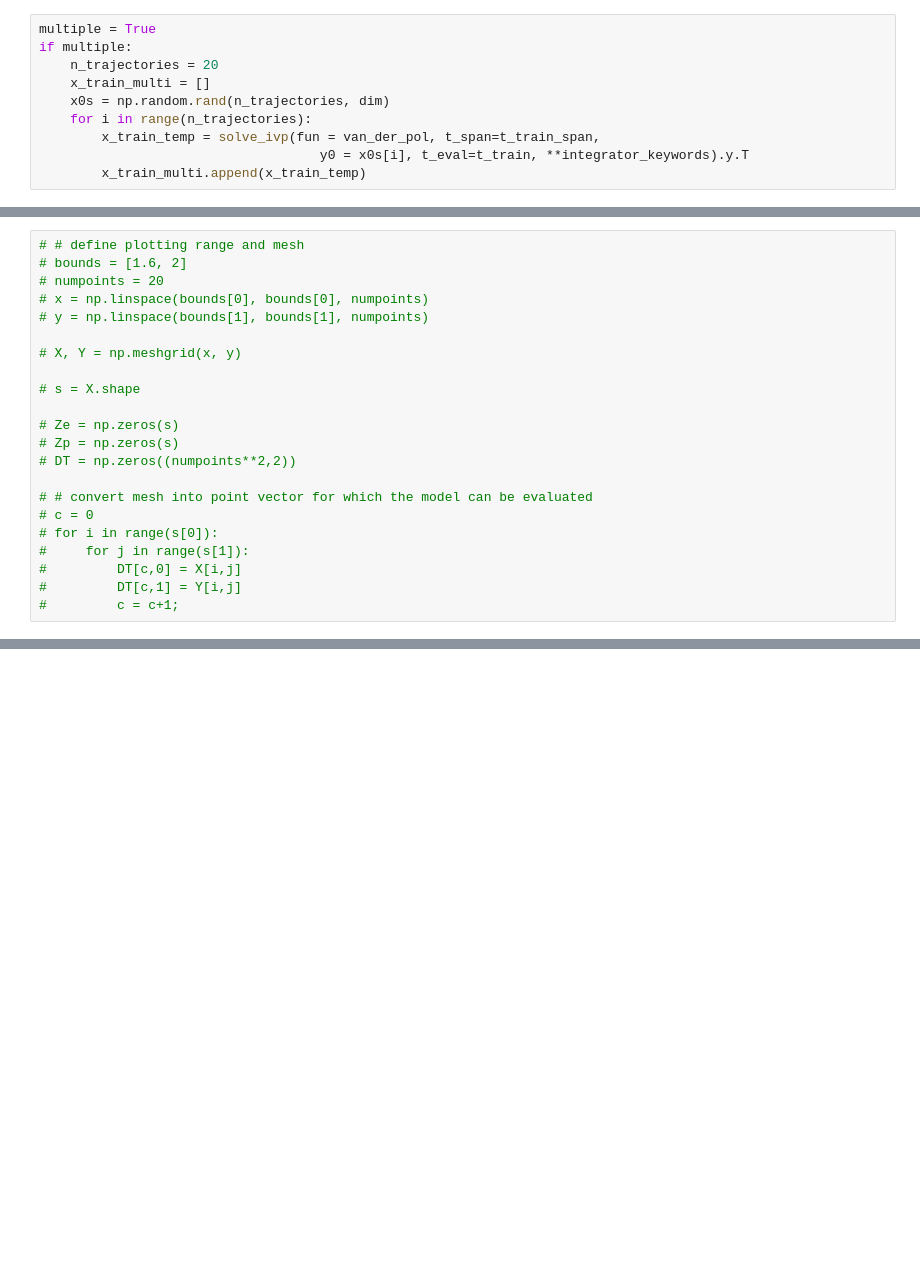
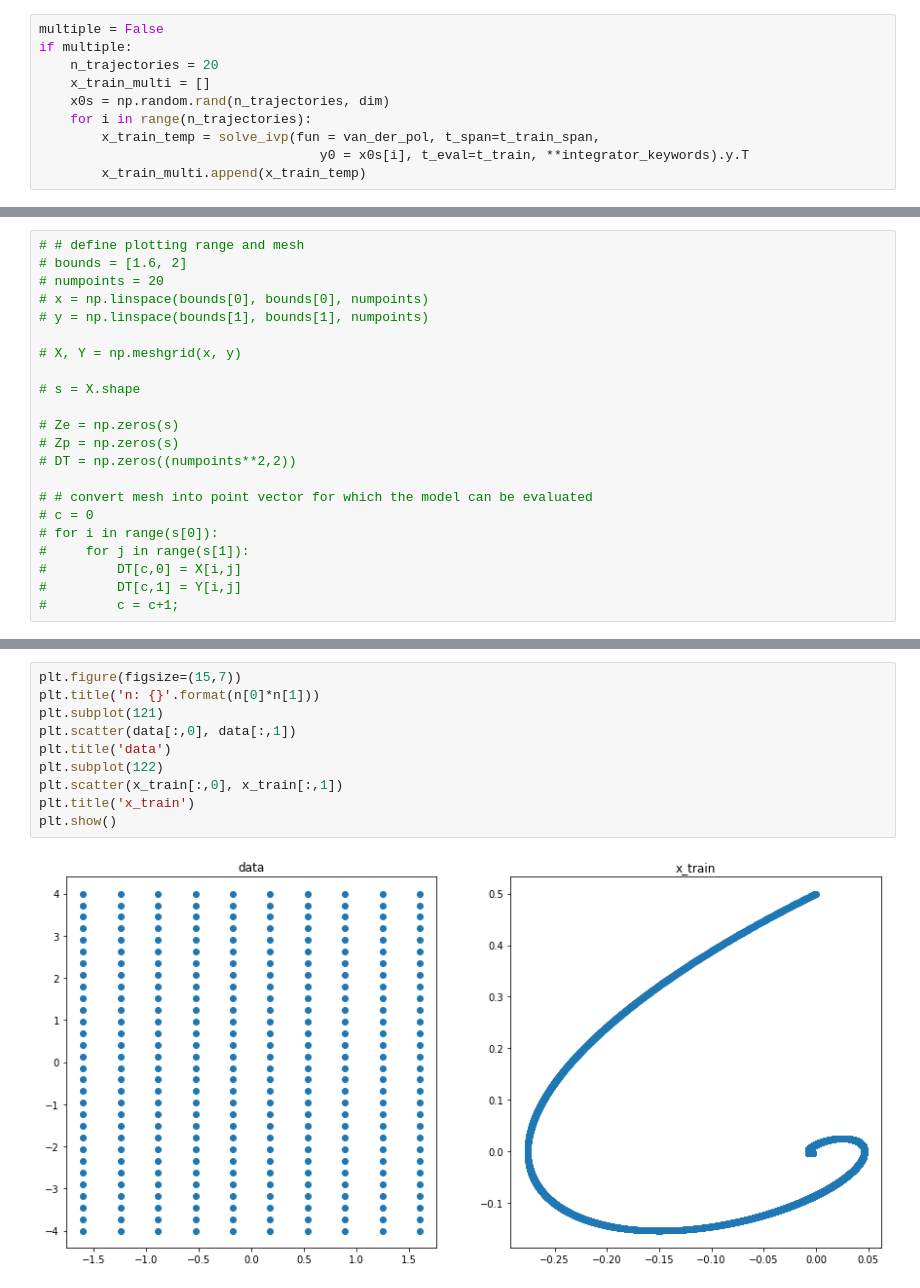
Before and after one commit to kyrxanthos/NN_dynamical_systems, a Jupyter notebook: Find_DS_MLP.ipynb, the cells around one changed output, grey strips where cells are left out. Drawn from its saved outputs; the diff is of its cells as text; blank space fills up the shorter version.

```diff
--- a/Find_DS_MLP.ipynb
+++ b/Find_DS_MLP.ipynb
@@ -39,7 +40,7 @@ def vf(x):
     y = [-x[:,1], x[:,0] - (1-x[:,0]**2)*x[:,1]]
     return np.array(y).T
 # %%
-multiple = True
+multiple = False
 if multiple:
     n_trajectories = 20
     x_train_multi = []
@@ -235,0 +256,12 @@ plt.plot(data)
+# %%
+plt.figure(figsize=(15,7))
+plt.title('n: {}'.format(n[0]*n[1]))
+plt.subplot(121)
+plt.scatter(data[:,0], data[:,1])
+plt.title('data')
+plt.subplot(122)
+plt.scatter(x_train[:,0], x_train[:,1])
+plt.title('x_train')
+plt.show()
+# %% [output]
+[figure, added]
```
Also changed, not shown: parts of 15 cells of this notebook, 42 other files.
